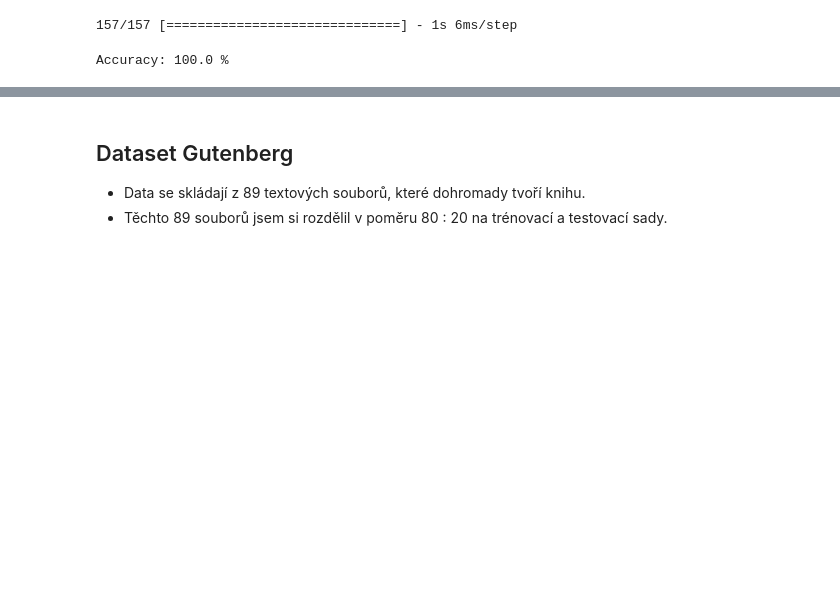
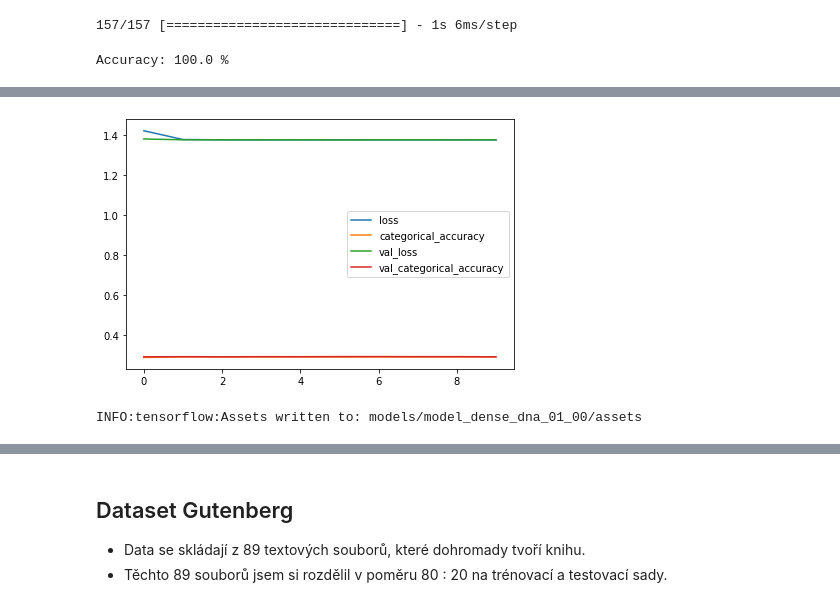
Before and after one commit to Weliras/Data-compression-and-neural-networks, a Jupyter notebook: SemestralProject.ipynb, the cells around one changed output, grey strips where cells are left out. Drawn from its saved outputs; the diff is of its cells as text; code cells hidden in the pictures; blank space fills up the shorter version.

```diff
--- a/SemestralProject.ipynb
+++ b/SemestralProject.ipynb
@@ -743,0 +850,41 @@ Accuracy: 100.0 %
+# %%
+# Freeze the base model
+dense_model_01.trainable = False
+# %%
+# Transfer learning
+inputs = tf.keras.Input(shape=inputShape_english)
+
+dense_layer = dense_model_01(inputs, training=False)
+
+outputs = tf.keras.layers.Dense(alphabetSize_dna, activation="softmax")(dense_layer)
+outputs = tf.keras.layers.Reshape(outputShape_dna)(outputs)
+
+dense_model_dna_01 = tf.keras.Model(inputs, outputs)
+# %%
+# Compile model
+# Optimizer - RMSprop
+# Loss - Categorical Crossentropy
+# Metric - Categorical Accuracy
+dense_model_dna_01.compile(optimizer=tf.keras.optimizers.Adam(learning_rate=0.001 , beta_1=0.9, beta_2=0.999, epsilon=1e-7, decay=0, amsgrad=False),
+                    loss=tf.keras.losses.CategoricalCrossentropy(from_logits=False),
+                    metrics=[tf.keras.metrics.CategoricalAccuracy()])
+# %%
+# Create checkpoint for storing only best results
+model_checkpoint_callback = tf.keras.callbacks.ModelCheckpoint(
+    filepath='models/weights/weights_dense_model_dna_01_00.best.hdf5',
+    save_weights_only=True,
+    monitor='val_loss',
+    mode='auto',
+    save_best_only=True)
+
+batch_size = 1024
+epochs = 10
+
+train_gen = DataGenerator(train_x, train_y, batch_size, x_num_classes=alphabetSize_english, y_num_classes=alphabetSize_dna,
+                          x_alphabet=english_map, y_alphabet=dna_map)
+val_gen = DataGenerator(val_x, val_y, batch_size, x_num_classes=alphabetSize_english, y_num_classes=alphabetSize_dna,
+                          x_alphabet=english_map, y_alphabet=dna_map)
+
+# Shuffle train data at start of each epoch
+# Fit model.
+history_dense_model = dense_model_dna_01.fit(train_gen, validation_data=val_gen, epochs=epochs, callbacks=[model_checkpoint_callback], shuffle=True)
@@ -743,0 +912,9 @@ Accuracy: 100.0 %
+# %%
+show_history(history_dense_model)
+# %% [output]
+[figure, added]
+# %%
+# Save trained weights and biases.
+dense_model_dna_01.save('models/model_dense_dna_01_00')
+# %% [output]
+INFO:tensorflow:Assets written to: models/model_dense_dna_01_00/assets
```
Also changed, not shown: parts of 200 cells of this notebook.
